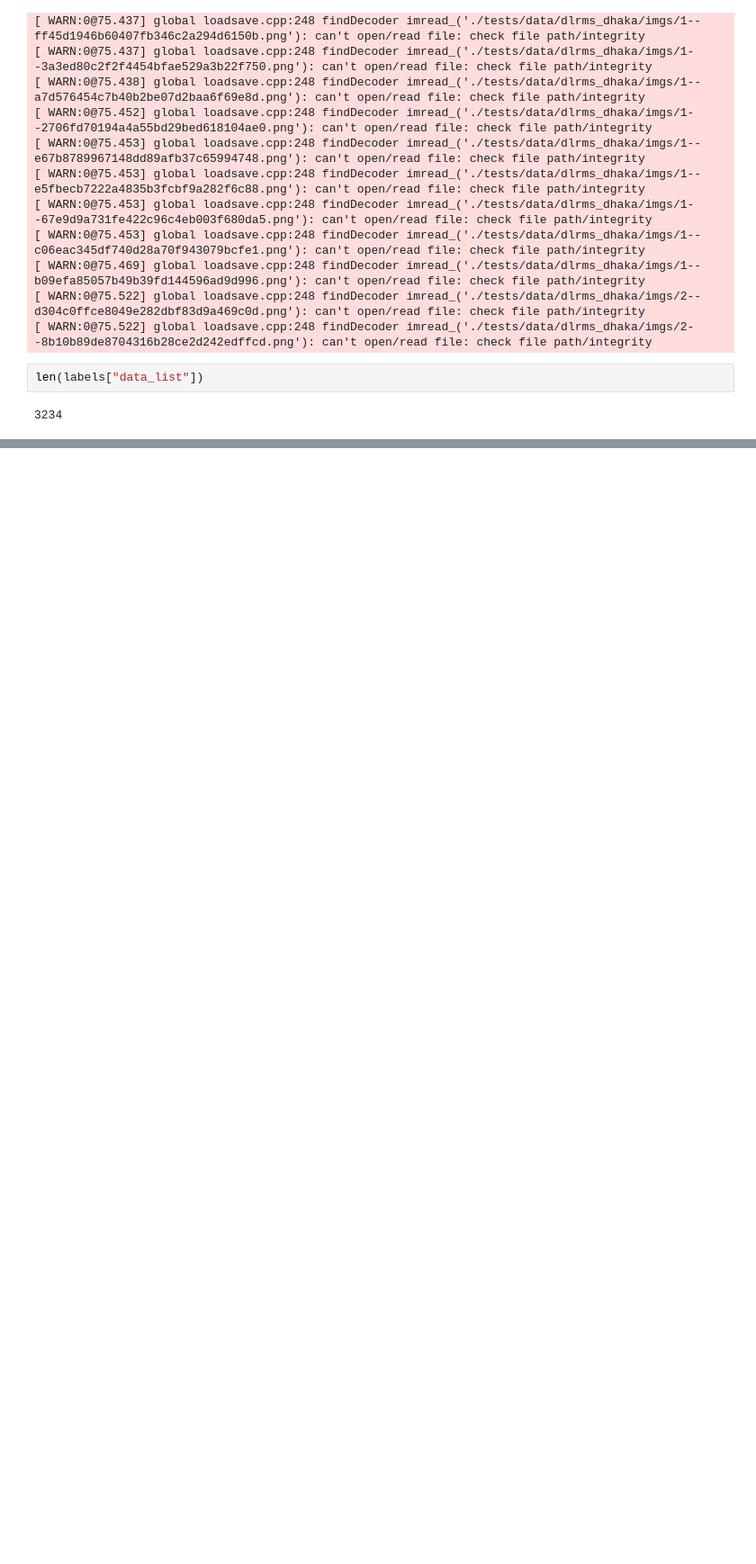
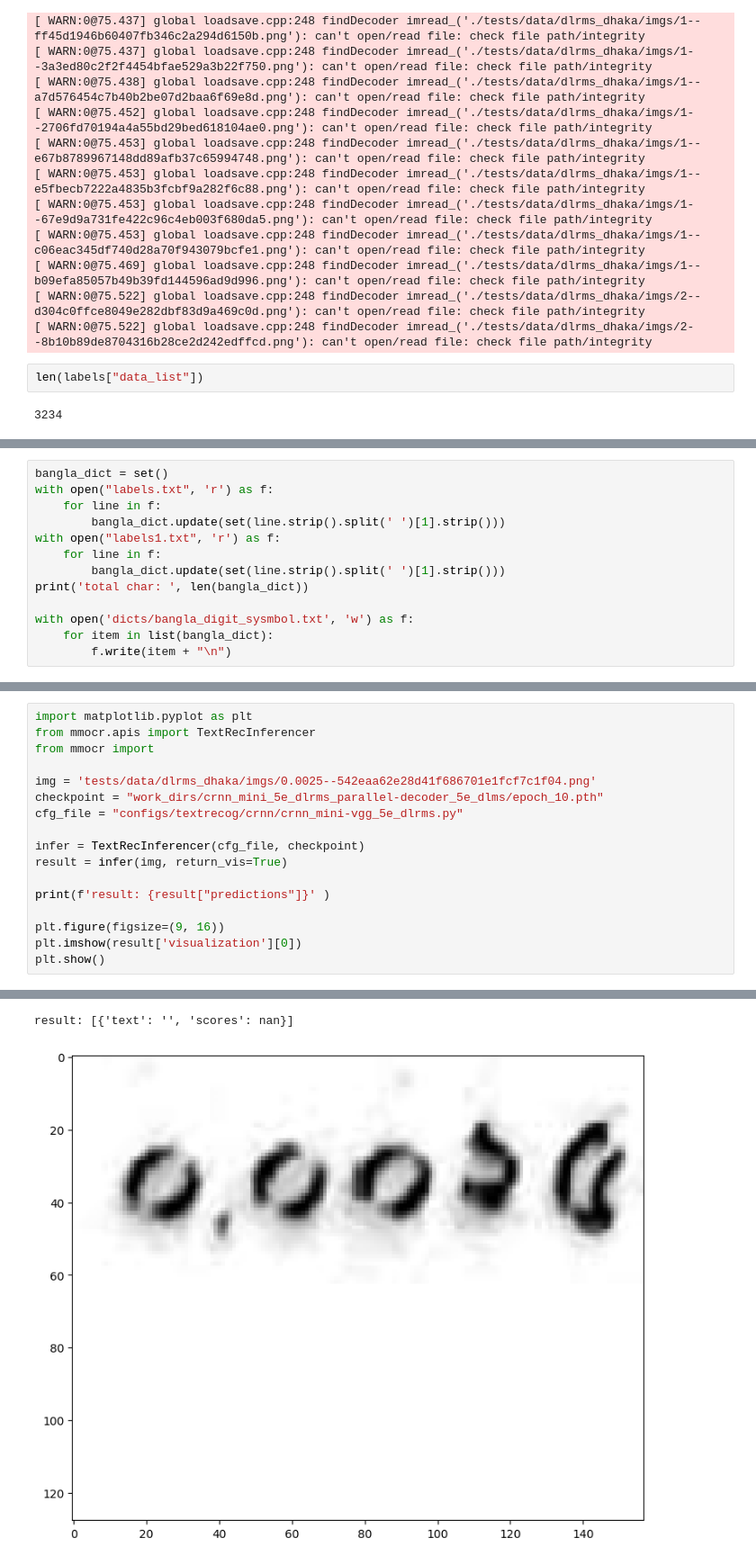
Before and after one commit to samsmusa/mmocr, a Jupyter notebook: test.ipynb, the cells around one changed output, grey strips where cells are left out. Shown at 90% size. Cells and saved outputs as stored; diff of their text form; blank space fills up the shorter version.

```diff
--- a/test.ipynb
+++ b/test.ipynb
@@ -197,0 +222,13 @@ len(labels["data_list"])
+# %%
+bangla_dict = set()
+with open("labels.txt", 'r') as f:
+    for line in f:
+        bangla_dict.update(set(line.strip().split(' ')[1].strip()))
+with open("labels1.txt", 'r') as f:
+    for line in f:
+        bangla_dict.update(set(line.strip().split(' ')[1].strip()))
+print('total char: ', len(bangla_dict))
+
+with open('dicts/bangla_digit_sysmbol.txt', 'w') as f:
+    for item in list(bangla_dict):
+        f.write(item + "\n")
@@ -197,0 +354,18 @@ len(labels["data_list"])
+# %%
+import matplotlib.pyplot as plt
+from mmocr.apis import TextRecInferencer
+from mmocr import
+
+img = 'tests/data/dlrms_dhaka/imgs/0.0025--542eaa62e28d41f686701e1fcf7c1f04.png'
+checkpoint = "work_dirs/crnn_mini_5e_dlrms_parallel-decoder_5e_dlms/epoch_10.pth"
+cfg_file = "configs/textrecog/crnn/crnn_mini-vgg_5e_dlrms.py"
+
+infer = TextRecInferencer(cfg_file, checkpoint)
+result = infer(img, return_vis=True)
+
+print(f'result: {result["predictions"]}' )
+
+plt.figure(figsize=(9, 16))
+plt.imshow(result['visualization'][0])
+plt.show()
+# %% [output]
@@ -197,0 +376,2 @@ len(labels["data_list"])
+result: [{'text': '', 'scores': nan}]
+[figure, added]
```
Also changed, not shown: parts of 34 cells of this notebook, 14 other files.
